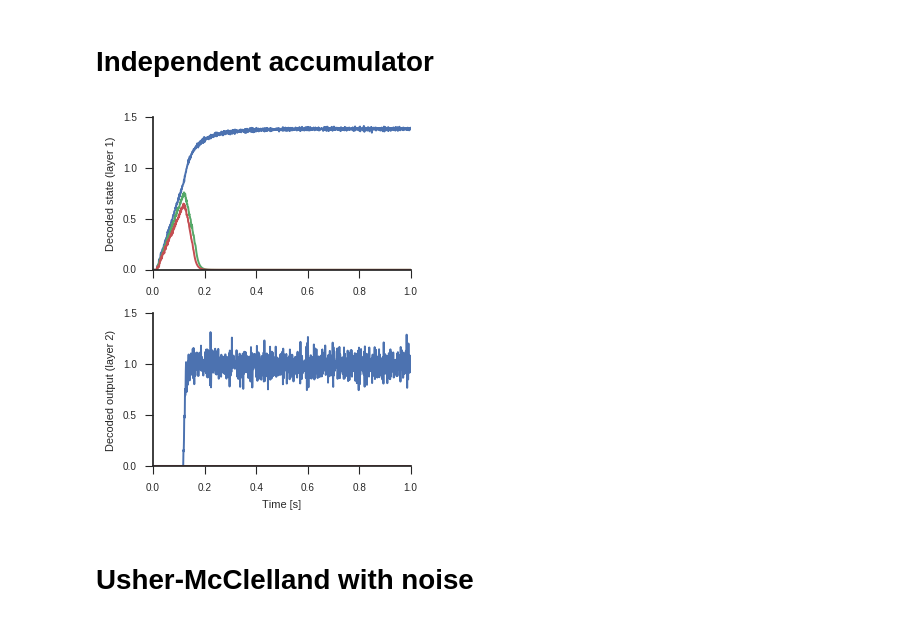
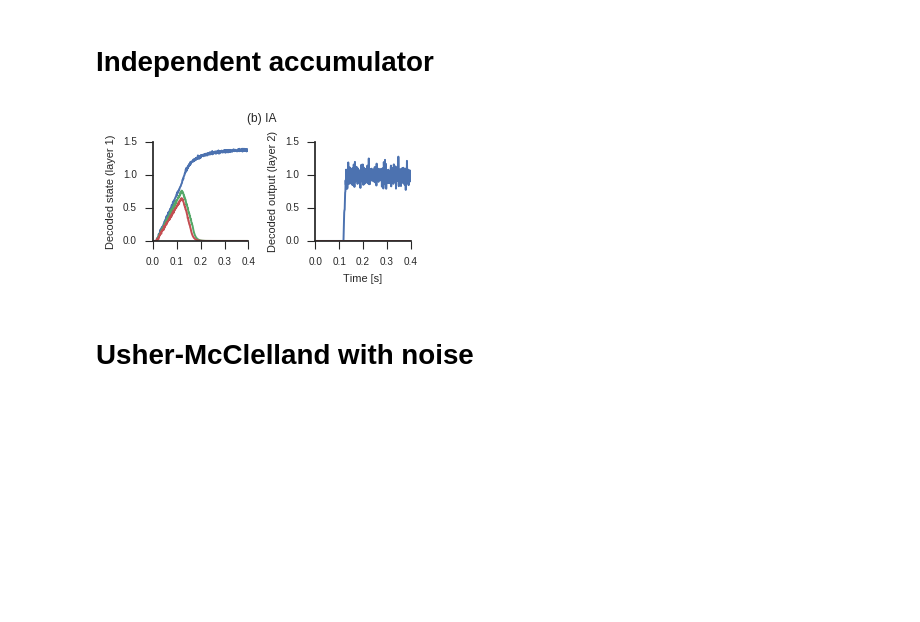
Before and after one commit to ctn-waterloo/cogsci17-decide, a Jupyter notebook: notebooks/Model dynamics examples.ipynb, the cells around one changed output. Cells and saved outputs as stored; diff of their text form; code cells hidden in the pictures; blank space fills up the shorter version.

```diff
--- a/notebooks/Model dynamics examples.ipynb
+++ b/notebooks/Model dynamics examples.ipynb
@@ -59,26 +59,29 @@ with nengo.Network(seed=1) as model:
     p_output = nengo.Probe(wta.output, synapse=0.01)
 # %%
 with nengo.Simulator(model, dt=dt) as sim:
-    sim.run(1.)
+    sim.run(.4)
 # %%
-fig = plt.figure(figsize=(col_w, 2. * col_w / 1.6))
+fig = plt.figure(figsize=(col_w, col_w / 1.8))
 
-ax = plt.subplot(2, 1, 1)
+ax = plt.subplot(1, 2, 1)
 plt.plot(sim.trange(), sim.data[p_state])
 plt.locator_params(axis='y', nbins=5)
 plt.ylabel("Decoded state (layer 1)")
 
-plt.subplot(2, 1, 2, sharex=ax, sharey=ax)
+plt.subplot(1, 2, 2, sharex=ax, sharey=ax)
 plt.plot(sim.trange(), sim.data[p_output])
 plt.locator_params(axis='y', nbins=5)
+plt.locator_params(axis='x', nbins=5)
+plt.xlim(0, .4)
 plt.xlabel("Time [s]")
 plt.ylabel("Decoded output (layer 2)")
 sns.despine()
 
+plt.suptitle("(b) IA")
 
-plt.tight_layout()
+plt.tight_layout(rect=(0, 0, 1, .92))
 # %% [output]
-[figure, old version]
+[figure, new version]
 # %%
 savefig(fig, 'indacc')
 # %% [markdown]
```
Also changed, not shown: parts of 2 cells of this notebook, 6 other files.
